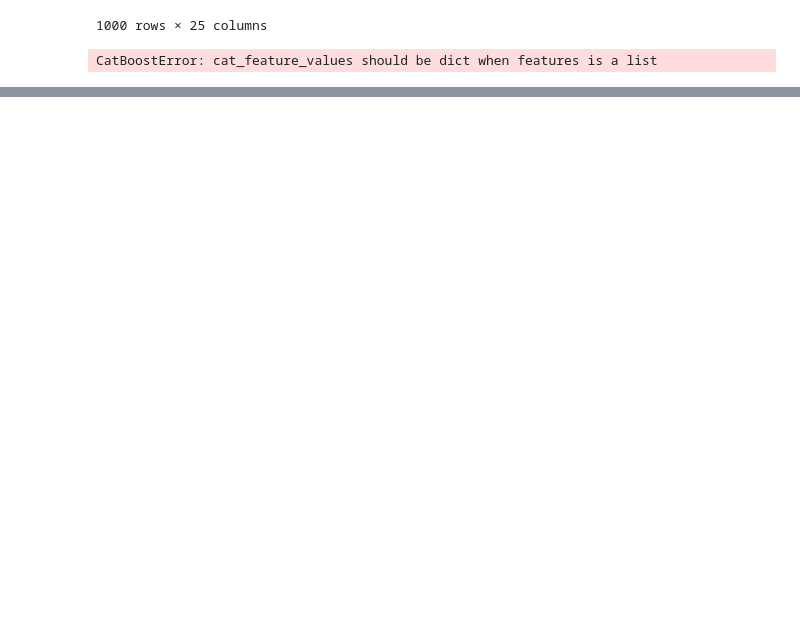
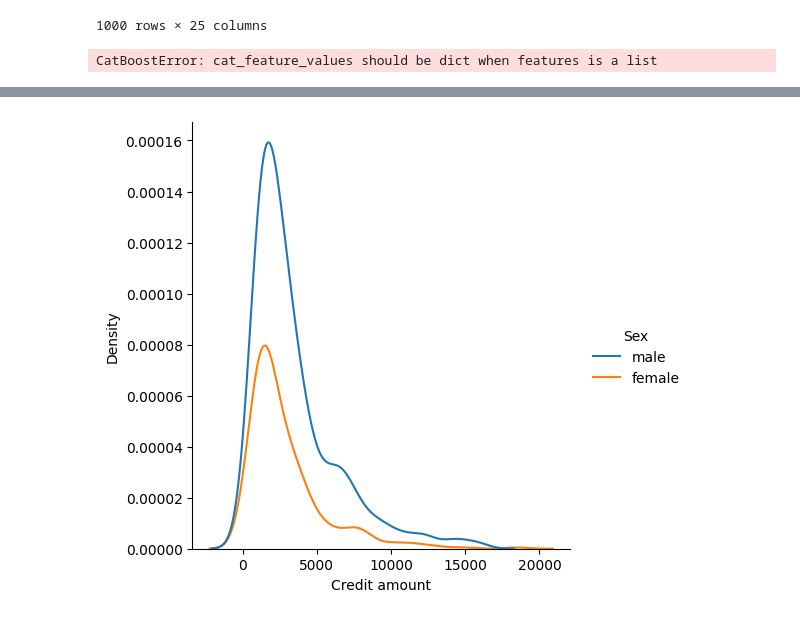
Before and after one commit to dfenelonov/interpretability, a Jupyter notebook: EDA.ipynb, the cells around one changed output, grey strips where cells are left out. Saved outputs shown, nothing was run; the diff lists cells and outputs as text; code cells hidden in the pictures; blank space fills up the shorter version.

```diff
--- a/EDA.ipynb
+++ b/EDA.ipynb
@@ -533,0 +507,4 @@ df
+# %%
+compare_classes(df, 'Credit amount')
+# %% [output]
+[figure, added]
```
Also changed, not shown: parts of 19 cells of this notebook.
